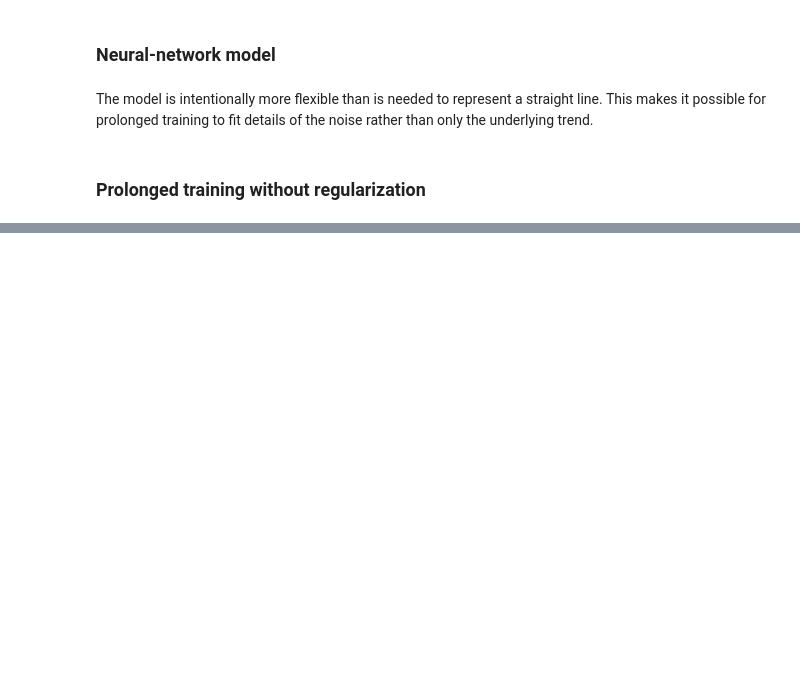
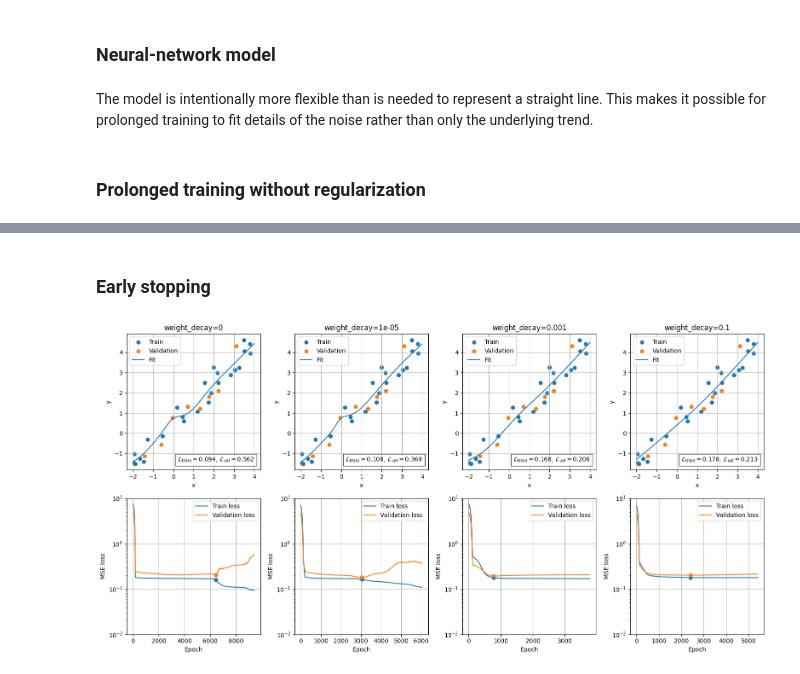
Before and after one commit to EmiloKatten/CompPhys, a Jupyter notebook: 11 Physics-informed NN/exercises.ipynb, the cells around one changed output, grey strips where cells are left out. Saved outputs shown, nothing was run; the diff lists cells and outputs as text; code cells hidden in the pictures; blank space fills up the shorter version.

```diff
--- a/11 Physics-informed NN/exercises.ipynb
+++ b/11 Physics-informed NN/exercises.ipynb
@@ -243,0 +277,2 @@ plot_fit(axes[0], model, xmin=-2, xmax=4)
+# %% [markdown]
+### Early stopping
@@ -243,0 +304,46 @@ plot_fit(axes[0], model, xmin=-2, xmax=4)
+# %%
+def train_early_stopping(model, early_stopping, x_train, y_train, x_val, y_val, epochs=1000, lr=1e-3, weight_decay=0.0):
+	optimizer = torch.optim.Adam(model.parameters(), lr=lr, weight_decay=weight_decay)
+	loss_fn = torch.nn.MSELoss()
+	train_loss = []
+	val_loss = []
+	for epoch in range(epochs):
+		y_pred = model(x_train)
+		loss = loss_fn(y_pred, y_train)
+		optimizer.zero_grad()
+		loss.backward()
+		optimizer.step()
+		train_loss.append(loss.item())
+		with torch.no_grad():
+			_val_loss = loss_fn(model(x_val), y_val).item()
+			val_loss.append(_val_loss)
+		early_stopping(_val_loss, model, epoch)
+		if early_stopping.early_stop:
+			break
+	return train_loss, val_loss
+# %%
+fig, axes = plt.subplots(2,4, figsize=(16,8))
+axes
+for col, weight_decay in enumerate([0, 1e-5, 1e-3, 1e-1]):
+	model = NN()
+	early_stopping = EarlyStopping(patience=3000)
+	train_loss, val_loss = train_early_stopping(model=model, early_stopping=early_stopping,
+												x_train=x_train, y_train=y_train,
+												x_val=x_val, y_val=y_val,
+												lr=1e-3, epochs=30_000, weight_decay=weight_decay)
+	model.load_state_dict(early_stopping.best_state)
+	plot_data(axes[0, col], x_train, y_train, x_val, y_val)
+	plot_loss(axes[1, col], train_loss, val_loss)
+	plot_fit(axes[0, col], model, xmin=-2, xmax=4)
+	axes[0, col].text(0.38, 0.10,
+					  r'$\mathcal{L}_{train}=$'+f'{train_loss[-1]:.3f}, ' +
+					  r'$\mathcal{L}_{val}=$'+f'{val_loss[-1]:.3f}',
+					  transform=axes[0, col].transAxes, verticalalignment='top', bbox=dict(facecolor='white', alpha=0.7))
+	axes[0, col].set_title(f'{weight_decay=}')
+	axes[1, col].set_ylim(1e-2, 10)
+	best_model_epoch = early_stopping.best_epoch
+	axes[1, col].scatter(best_model_epoch, train_loss[best_model_epoch], c='C0') # NOTE: starts at 0, not 1
+	axes[1, col].scatter(best_model_epoch, val_loss[best_model_epoch], c='C1')
+fig.tight_layout()
+# %% [output]
+[figure, added]
```
Also changed, not shown: parts of 85 cells of this notebook, 10 other files.
